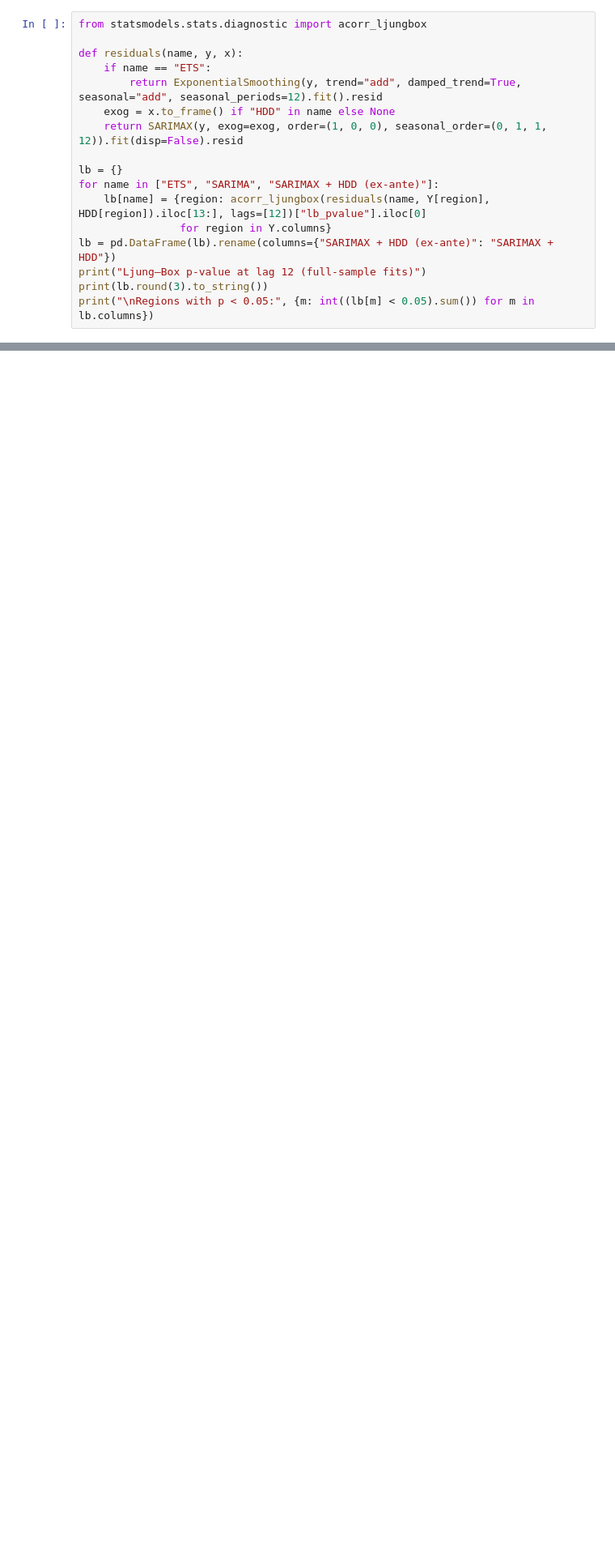
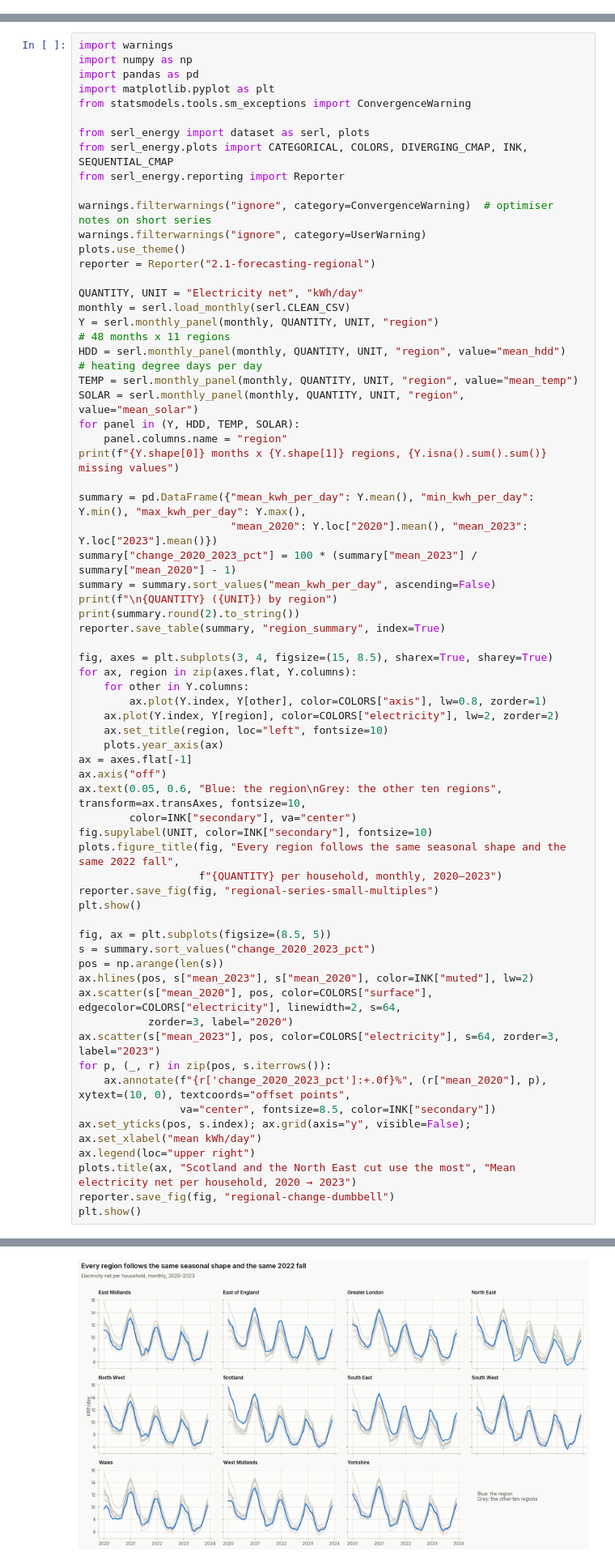
Before and after one commit to joshi-akanksha/Equitable-Energy-Load-Modeling, a Jupyter notebook: notebooks/2.1-aj-forecasting-regional.ipynb, the cells around one changed output, grey strips where cells are left out. Shown at 81% size. Drawn from its saved outputs; the diff is of its cells as text; blank space fills up the shorter version.

```diff
--- a/notebooks/2.1-aj-forecasting-regional.ipynb
+++ b/notebooks/2.1-aj-forecasting-regional.ipynb
@@ -254,17 +0,0 @@ Each model is fitted to all 48 months of each region, and the Ljung–Box test c
-# %%
-from statsmodels.stats.diagnostic import acorr_ljungbox
-
-def residuals(name, y, x):
-    if name == "ETS":
-        return ExponentialSmoothing(y, trend="add", damped_trend=True, seasonal="add", seasonal_periods=12).fit().resid
-    exog = x.to_frame() if "HDD" in name else None
-    return SARIMAX(y, exog=exog, order=(1, 0, 0), seasonal_order=(0, 1, 1, 12)).fit(disp=False).resid
-
-lb = {}
-for name in ["ETS", "SARIMA", "SARIMAX + HDD (ex-ante)"]:
-    lb[name] = {region: acorr_ljungbox(residuals(name, Y[region], HDD[region]).iloc[13:], lags=[12])["lb_pvalue"].iloc[0]
-                for region in Y.columns}
-lb = pd.DataFrame(lb).rename(columns={"SARIMAX + HDD (ex-ante)": "SARIMAX + HDD"})
-print("Ljung–Box p-value at lag 12 (full-sample fits)")
-print(lb.round(3).to_string())
-print("\nRegions with p < 0.05:", {m: int((lb[m] < 0.05).sum()) for m in lb.columns})
@@ -358,0 +17,67 @@ Saved outputs/forecasts_2024_by_region.csv
+# %%
+import warnings
+import numpy as np
+import pandas as pd
+import matplotlib.pyplot as plt
+from statsmodels.tools.sm_exceptions import ConvergenceWarning
+
+from serl_energy import dataset as serl, plots
+from serl_energy.plots import CATEGORICAL, COLORS, DIVERGING_CMAP, INK, SEQUENTIAL_CMAP
+from serl_energy.reporting import Reporter
+
+warnings.filterwarnings("ignore", category=ConvergenceWarning)  # optimiser notes on short series
+warnings.filterwarnings("ignore", category=UserWarning)
+plots.use_theme()
+reporter = Reporter("2.1-forecasting-regional")
+
+QUANTITY, UNIT = "Electricity net", "kWh/day"
+monthly = serl.load_monthly(serl.CLEAN_CSV)
+Y = serl.monthly_panel(monthly, QUANTITY, UNIT, "region")                       # 48 months x 11 regions
+HDD = serl.monthly_panel(monthly, QUANTITY, UNIT, "region", value="mean_hdd")   # heating degree days per day
+TEMP = serl.monthly_panel(monthly, QUANTITY, UNIT, "region", value="mean_temp")
+SOLAR = serl.monthly_panel(monthly, QUANTITY, UNIT, "region", value="mean_solar")
+for panel in (Y, HDD, TEMP, SOLAR):
+    panel.columns.name = "region"
+print(f"{Y.shape[0]} months x {Y.shape[1]} regions, {Y.isna().sum().sum()} missing values")
+
+summary = pd.DataFrame({"mean_kwh_per_day": Y.mean(), "min_kwh_per_day": Y.min(), "max_kwh_per_day": Y.max(),
+                        "mean_2020": Y.loc["2020"].mean(), "mean_2023": Y.loc["2023"].mean()})
+summary["change_2020_2023_pct"] = 100 * (summary["mean_2023"] / summary["mean_2020"] - 1)
+summary = summary.sort_values("mean_kwh_per_day", ascending=False)
+print(f"\n{QUANTITY} ({UNIT}) by region")
+print(summary.round(2).to_string())
+reporter.save_table(summary, "region_summary", index=True)
+
+fig, axes = plt.subplots(3, 4, figsize=(15, 8.5), sharex=True, sharey=True)
+for ax, region in zip(axes.flat, Y.columns):
+    for other in Y.columns:
+        ax.plot(Y.index, Y[other], color=COLORS["axis"], lw=0.8, zorder=1)
+    ax.plot(Y.index, Y[region], color=COLORS["electricity"], lw=2, zorder=2)
+    ax.set_title(region, loc="left", fontsize=10)
+    plots.year_axis(ax)
+ax = axes.flat[-1]
+ax.axis("off")
+ax.text(0.05, 0.6, "Blue: the region\nGrey: the other ten regions", transform=ax.transAxes, fontsize=10,
+        color=INK["secondary"], va="center")
+fig.supylabel(UNIT, color=INK["secondary"], fontsize=10)
+plots.figure_title(fig, "Every region follows the same seasonal shape and the same 2022 fall",
+                   f"{QUANTITY} per household, monthly, 2020–2023")
+reporter.save_fig(fig, "regional-series-small-multiples")
+plt.show()
+
+fig, ax = plt.subplots(figsize=(8.5, 5))
+s = summary.sort_values("change_2020_2023_pct")
+pos = np.arange(len(s))
+ax.hlines(pos, s["mean_2023"], s["mean_2020"], color=INK["muted"], lw=2)
+ax.scatter(s["mean_2020"], pos, color=COLORS["surface"], edgecolor=COLORS["electricity"], linewidth=2, s=64,
+           zorder=3, label="2020")
+ax.scatter(s["mean_2023"], pos, color=COLORS["electricity"], s=64, zorder=3, label="2023")
+for p, (_, r) in zip(pos, s.iterrows()):
+    ax.annotate(f"{r['change_2020_2023_pct']:+.0f}%", (r["mean_2020"], p), xytext=(10, 0), textcoords="offset points",
+                va="center", fontsize=8.5, color=INK["secondary"])
+ax.set_yticks(pos, s.index); ax.grid(axis="y", visible=False); ax.set_xlabel("mean kWh/day")
+ax.legend(loc="upper right")
+plots.title(ax, "Scotland and the North East cut use the most", "Mean electricity net per household, 2020 → 2023")
+reporter.save_fig(fig, "regional-change-dumbbell")
+plt.show()
+# %% [output]
@@ -358,0 +100 @@ Saved outputs/forecasts_2024_by_region.csv
+[figure, added]
```
Also changed, not shown: parts of 38 cells of this notebook, 5 other files.
